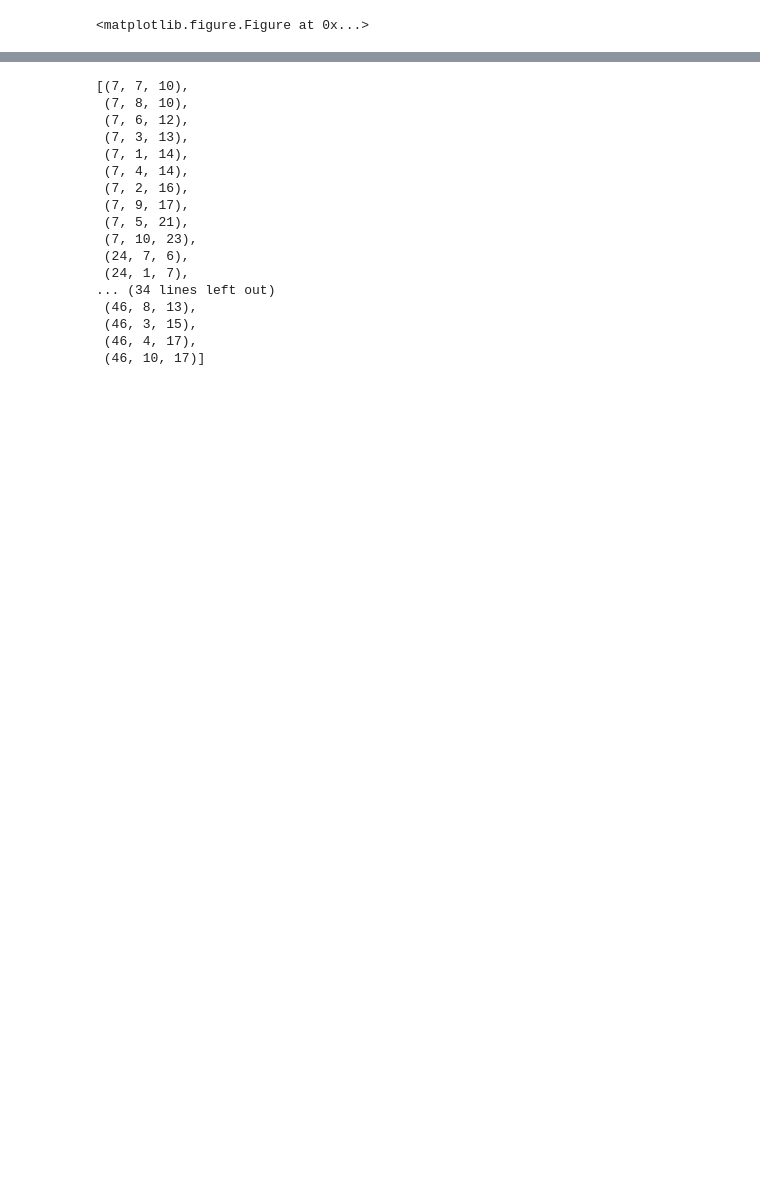
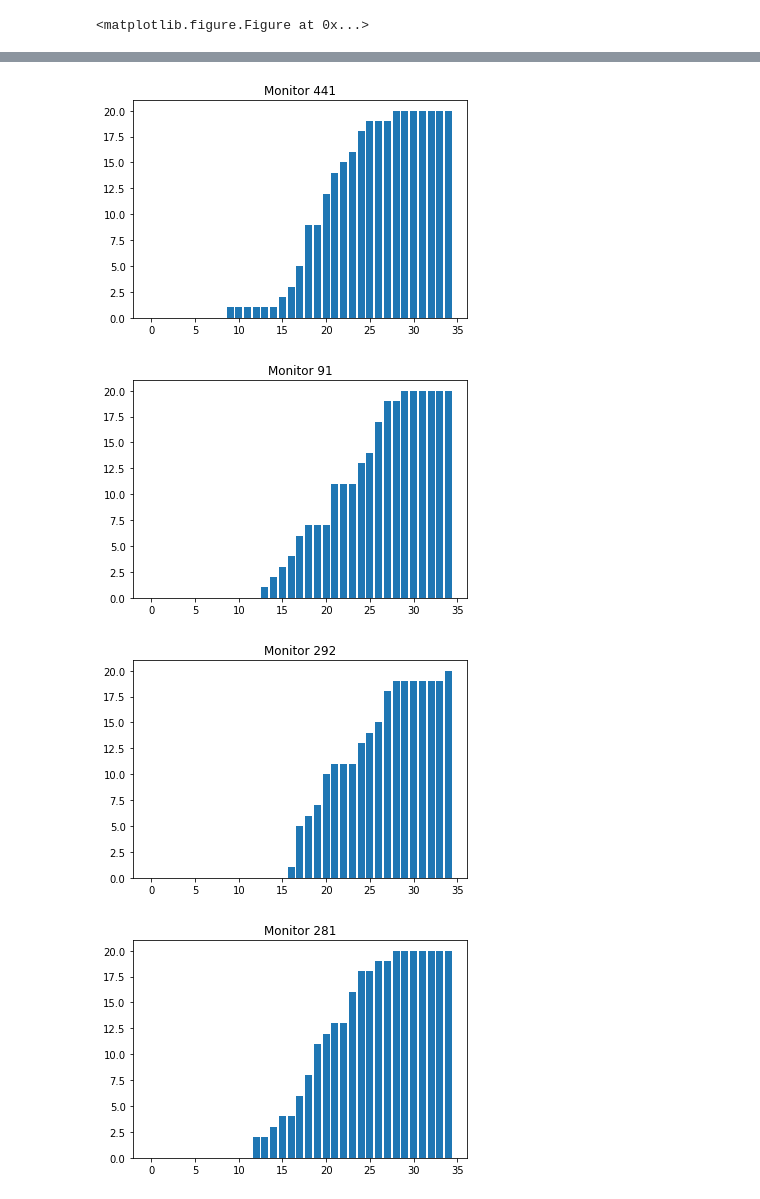
Before and after one commit to N0ciple/MSc-Project, a Jupyter notebook: Test_Histogram.ipynb, the cells around one changed output, grey strips where cells are left out. Saved outputs shown, nothing was run; the diff lists cells and outputs as text; code cells hidden in the pictures; blank space fills up the shorter version.

```diff
--- a/Test_Histogram.ipynb
+++ b/Test_Histogram.ipynb
@@ -68,20 +61,28 @@ Starting infection
-# %%
-monitorTrigger2
-# %% [output]
-[(7, 7, 10),
- (7, 8, 10),
- (7, 6, 12),
- (7, 3, 13),
- (7, 1, 14),
- (7, 4, 14),
- (7, 2, 16),
- (7, 9, 17),
- (7, 5, 21),
- (7, 10, 23),
- (24, 7, 6),
- (24, 1, 7),
-... (34 lines left out)
- (46, 8, 13),
- (46, 3, 15),
- (46, 4, 17),
- (46, 10, 17)]
+# %%
+# Find the maximum number of steps :
+maxStep = -1
+for step in monitorTrigger2:
+    if step[2] > maxStep :
+        maxStep = step[2]
+
+
+# create array for each monitoring node
+HistoDict = dict()
+
+#Fill in the array
+for monitor in monitorsList :
+    HistoDict[monitor] = np.zeros((maxStep+1,1))
+    for elem in monitorTrigger2 :
+        if monitor == elem[0] :
+            HistoDict[monitor][elem[2]] += 1
+    HistoDict[monitor] = np.cumsum(HistoDict[monitor])
+# %%
+for m in monitorsList :
+    plt.bar(range(0,maxStep+1),HistoDict[m])
+    plt.title("Monitor "+str(m))
+    plt.show()
+# %% [output]
+[figure, added]
+[figure, added]
+[figure, added]
+[figure, added]
```
Also changed, not shown: parts of 3 cells of this notebook.
